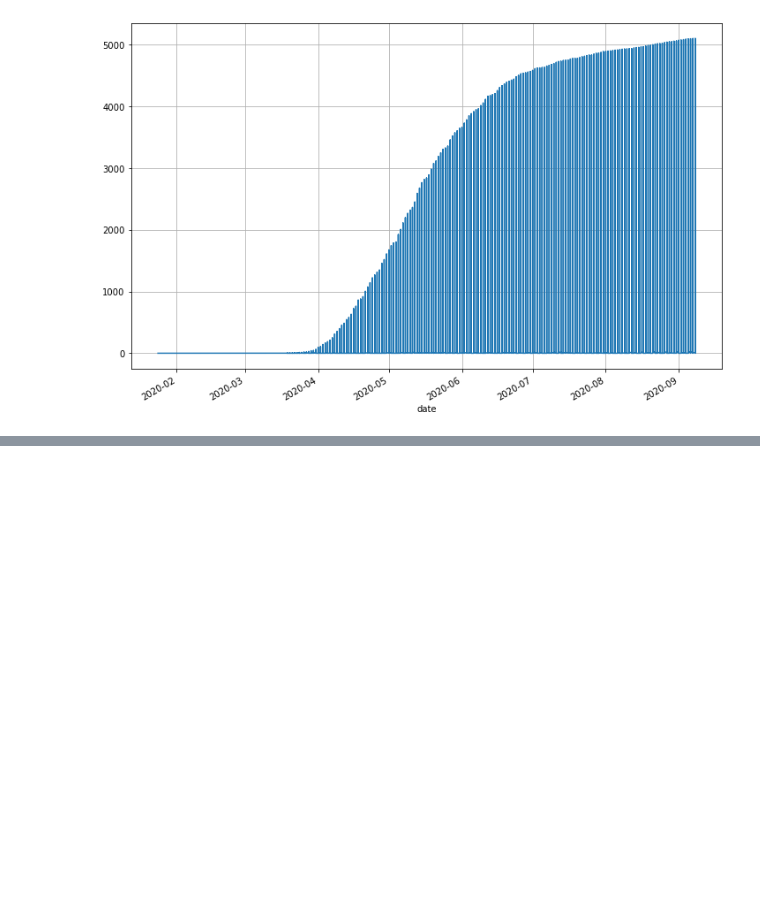
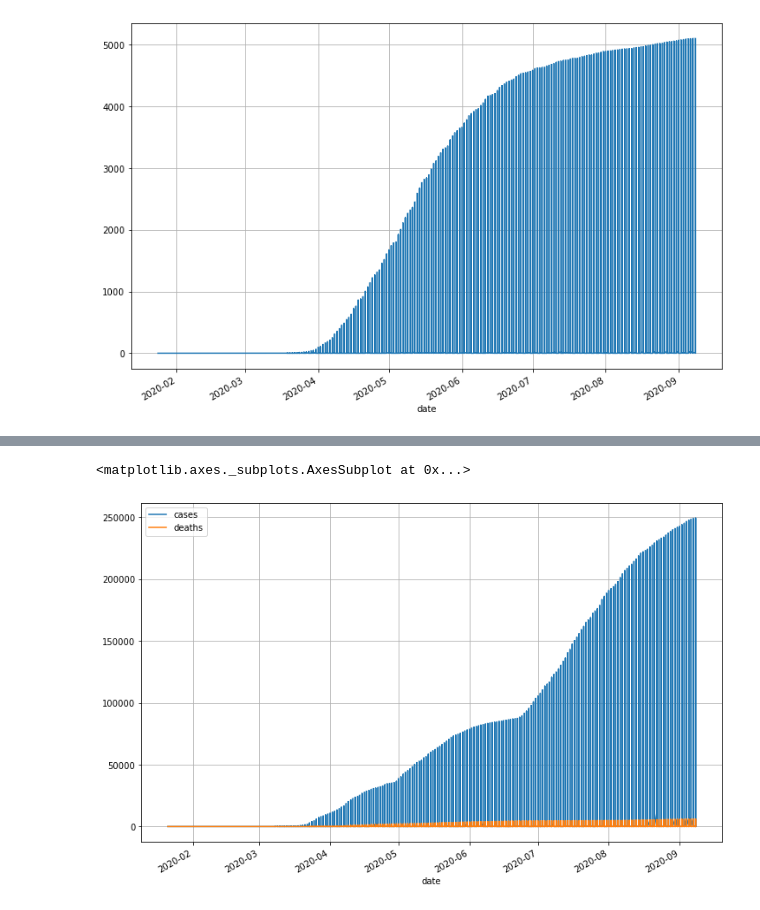
Before and after one commit to nytimes/covid-19-data, a Jupyter notebook: 01_nyt_explore.ipynb, the cells around one changed output, grey strips where cells are left out. Saved outputs shown, nothing was run; the diff lists cells and outputs as text; code cells hidden in the pictures; blank space fills up the shorter version.

```diff
--- a/01_nyt_explore.ipynb
+++ b/01_nyt_explore.ipynb
@@ -223,0 +314,5 @@ df.deaths.plot(grid=True)
+# %%
+us[['cases','deaths']].plot(grid=True)
+# %% [output]
+<matplotlib.axes._subplots.AxesSubplot at 0x...>
+[figure, added]
```
Also changed, not shown: parts of 7 cells of this notebook.
